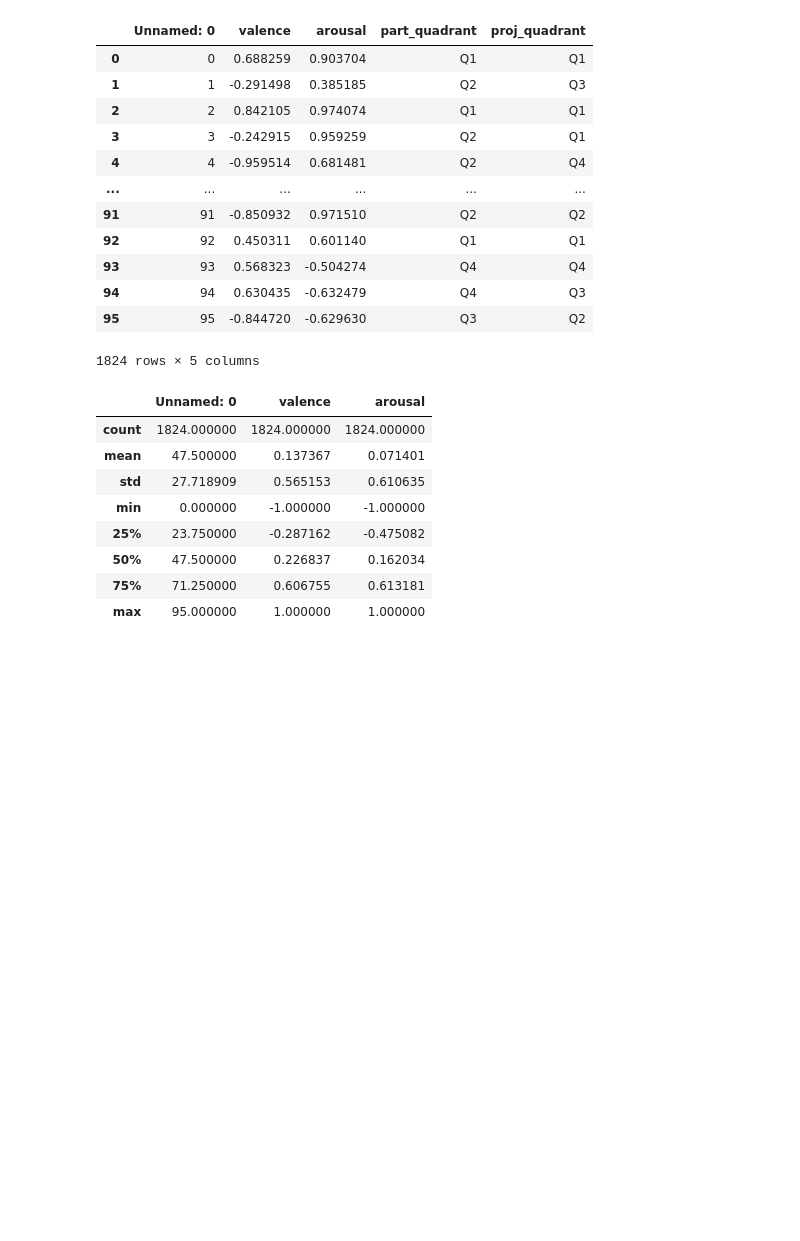
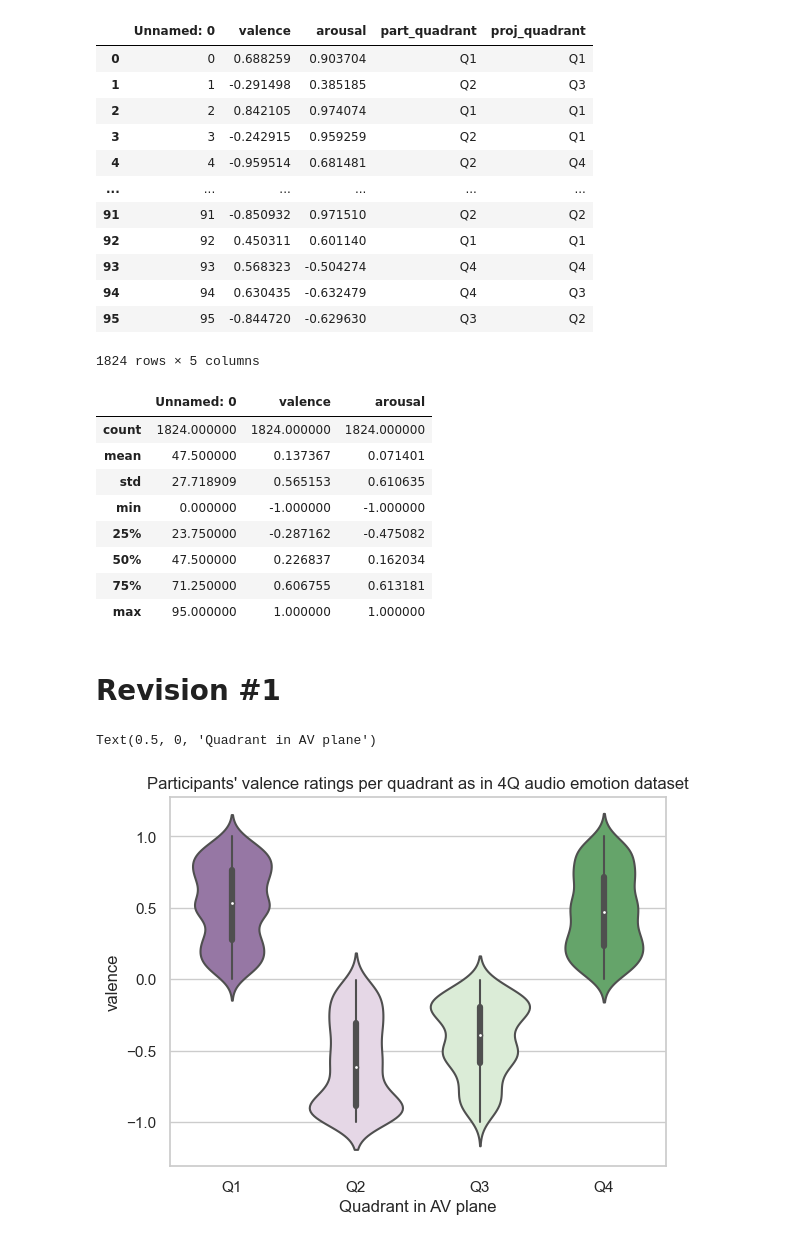
Before and after one commit to CIBIT-UC/brainplayback_task01, a Jupyter notebook: music-characterization-analysis/music-characterization analysis.ipynb, the cells around one changed output. Drawn from its saved outputs; the diff is of its cells as text; code cells hidden in the pictures; blank space fills up the shorter version.

Commit message:
Update music-characterization analysis.ipynb
revision #1 - plot per participant rating

```diff
--- a/music-characterization-analysis/music-characterization analysis.ipynb
+++ b/music-characterization-analysis/music-characterization analysis.ipynb
@@ -173,3 +173,26 @@ df.describe()
 | 50% | 47.500000 | 0.226837 | 0.162034 |
 | 75% | 71.250000 | 0.606755 | 0.613181 |
 | max | 95.000000 | 1.000000 | 1.000000 |
+# %% [markdown]
+# Revision #1
+# %%
+# plot violin plot valence and arousal ratings
+import seaborn as sns
+import matplotlib.pyplot as plt
+
+# plot valence ratings
+
+# order of columns 'Q1', 'Q2', 'Q3', 'Q4'
+df['part_quadrant'] = df['part_quadrant'].astype("category")
+
+sns.set(style="whitegrid")
+sns.violinplot(y="valence",
+               x="part_quadrant", data=df, palette="PRGn")
+
+# tile plot
+plt.title("Participants' valence ratings per quadrant as in 4Q audio emotion dataset")
+# x label
+plt.xlabel("Quadrant in AV plane")
+# %% [output]
+Text(0.5, 0, 'Quadrant in AV plane')
+[figure, added]
```
Also changed, not shown: parts of 1 cell of this notebook.
